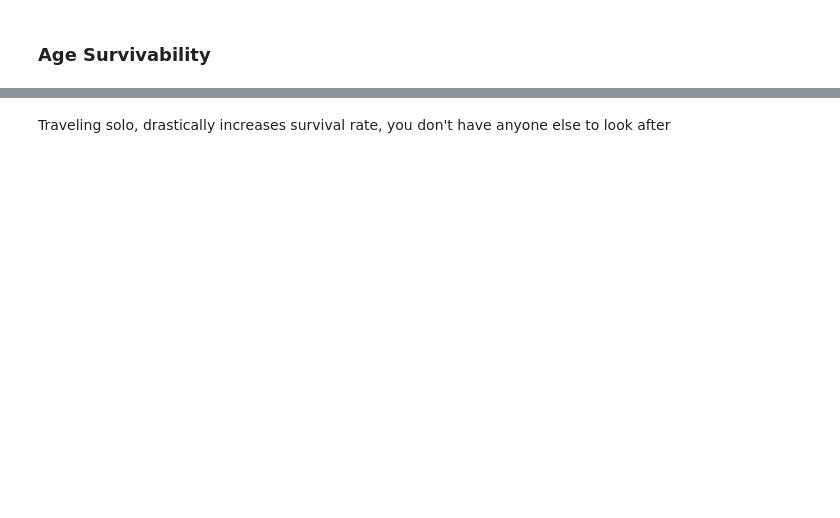
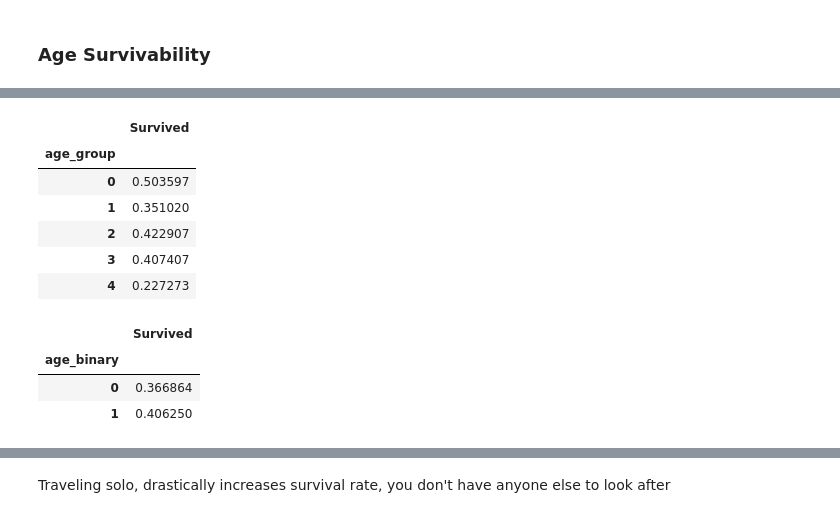
Before and after one commit to AdventurousDataScientist/TitanicSurvival, a Jupyter notebook: Titanic EDA.ipynb, the cells around one changed output, grey strips where cells are left out. Drawn from its saved outputs; the diff is of its cells as text; code cells hidden in the pictures; blank space fills up the shorter version.

```diff
--- a/Titanic EDA.ipynb
+++ b/Titanic EDA.ipynb
@@ -265,2 +329,12 @@ plt.show()
 # %%
 train['age_group'] = pd.cut(train['Age'], [0,18,29,45,60,1000], labels=[0, 1, 2, 3, 4])
+# %%
+train.groupby(['age_group'])['Survived'].mean().to_frame()
+# %% [output]
+|  | Survived |
+| age_group |  |
+| 0 | 0.503597 |
+| 1 | 0.351020 |
+| 2 | 0.422907 |
+| 3 | 0.407407 |
+| 4 | 0.227273 |
@@ -266,0 +343,7 @@ train['age_group'] = pd.cut(train['Age'], [0,18,29,45,60,1000], labels=[0, 1, 2,
+# %%
+train.groupby(['age_binary'])['Survived'].mean().to_frame()
+# %% [output]
+|  | Survived |
+| age_binary |  |
+| 0 | 0.366864 |
+| 1 | 0.406250 |
```
Also changed, not shown: parts of 164 cells of this notebook.
